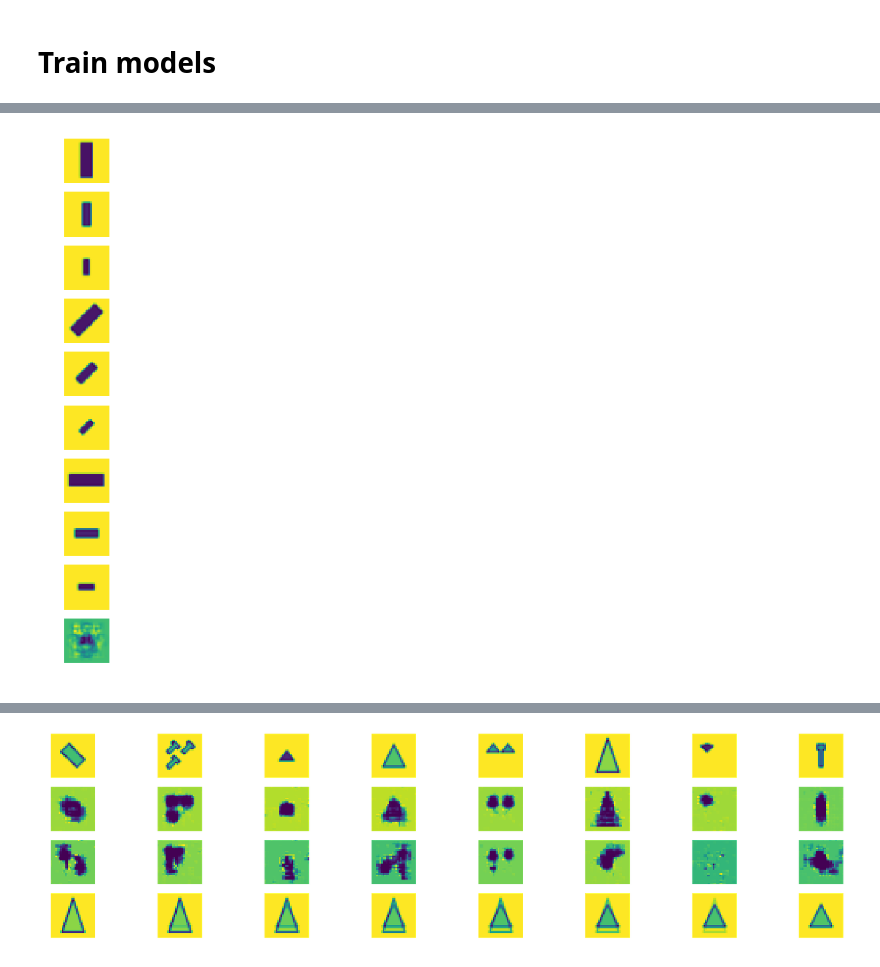
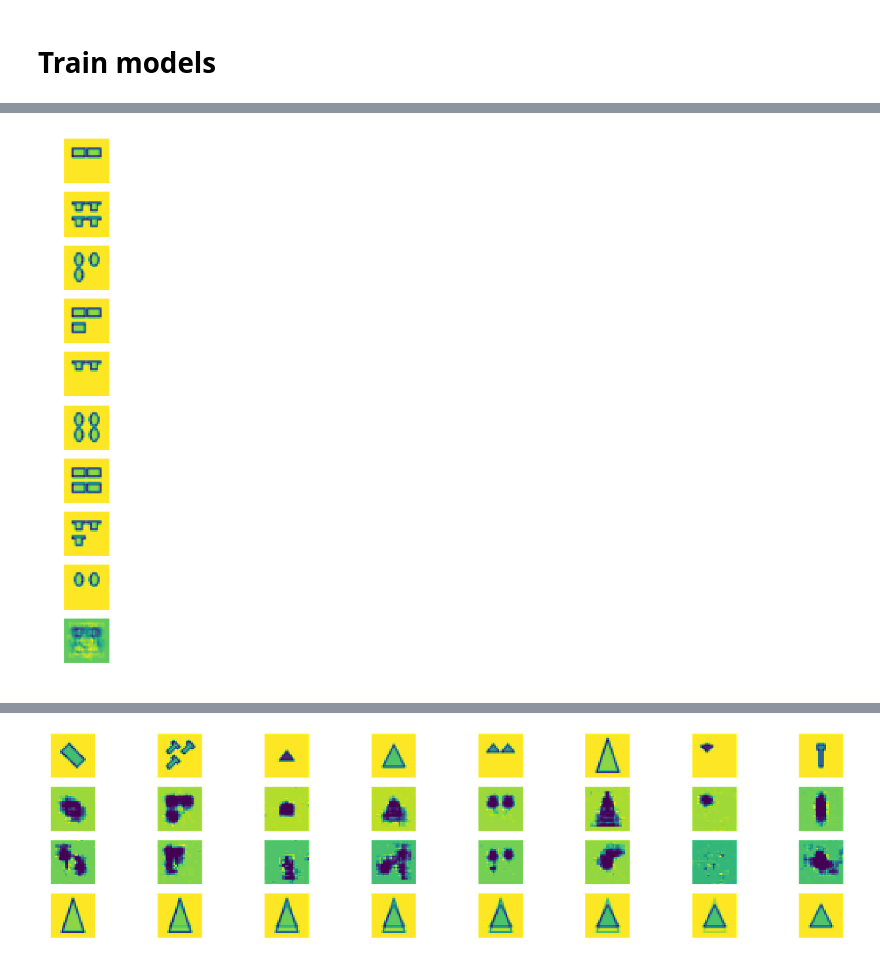
Before and after one commit to KamenB/mlp-03, a Jupyter notebook: notebooks/autoencoders/06_PCA Autoencoder Sandia.ipynb, the cells around one changed output, grey strips where cells are left out. Drawn from its saved outputs; the diff is of its cells as text; code cells hidden in the pictures.

```diff
--- a/notebooks/autoencoders/06_PCA Autoencoder Sandia.ipynb
+++ b/notebooks/autoencoders/06_PCA Autoencoder Sandia.ipynb
@@ -266,23 +272,60 @@ test_loader = test_data.get_batch_iterator(test_batch_size)
+# %%
+def show_batch_of_images(img_batch, img_size=(1,1), grid_size=None, image_path=None, **kwargs):
+    # How many squares for a square grid that can fit all images
+    if grid_size == None:
+        grid_size = math.ceil(math.sqrt(len(img_batch)))
+        grid_size = (grid_size, grid_size)
+    fig, axs = plt.subplots(grid_size[0], grid_size[1], figsize=(img_size[0] * grid_size[0], img_size[1] * grid_size[1]))
+    # Turn the 2d array of axes to a 1d array
+    axs = axs.flatten()
+    for i, img in enumerate(img_batch):
+        axs[i].imshow(img.reshape(28,28), **kwargs)
+    # Do this separately in case the number of images we want to show is not a perfect square
+    for i in range(grid_size[0] * grid_size[1]):
+        axs[i].axis('off')
+    if image_path is not None:
+        print(f'saving to {image_path}')
+        plt.savefig(image_path)
+    plt.show()
+    return fig, axs
 # %%
+test_batch_size = 1
+batch_size, data, latent_targets = None, None, None
+test_loader = test_data.get_batch_iterator(test_batch_size)
+
 for batch_idx, (data, labels) in enumerate(test_loader):
     batch_size = len(data)
     data, labels = torch.from_numpy(data).float(), torch.from_numpy(labels).long()
     if cuda:
         data, labels = data.cuda(), labels.cuda()
     data, labels = Variable(data), Variable(labels)
     optimizer.zero_grad()
     latent_predictions = model(data[:, :, :, :8])
     choices = data[:, :, :, 8:].permute(3, 0, 1, 2)
     indices = torch.from_numpy(np.arange(len(data))).long()
     if cuda:
         indices = indices.cuda()
     targets = choices[labels.data, indices].squeeze()
     # Get latent representations of targets
     targets = targets.view(batch_size, -1)
     latent_targets = model.autoencoder.encode(targets.cpu().data.numpy())
     # Convert to Torch variable
     latent_targets = torch.from_numpy(latent_targets).float()
     if cuda:
         latent_targets = latent_targets.cuda()
     latent_targets = Variable(latent_targets)
     break
+
+setup = data[:, :, :, :8]
+setup = setup.permute(3, 0, 1, 2).cpu().data.numpy()
+setup = setup.reshape(-1, 28, 28)
+
+originals = targets.cpu().data.numpy().reshape(-1, 28, 28)
+
+decoded_predictions = model.autoencoder.decode(latent_predictions.cpu().data.numpy()).reshape(-1, 28, 28)
+
+show_batch_of_images(np.concatenate([setup, originals, decoded_predictions]),
+                     img_size=(test_batch_size, 10),
+                     grid_size=(10, test_batch_size));
+# %% [output]
+[figure, added]
@@ -312,4 +331,0 @@ decoded_predictions = model.autoencoder.decode(latent_predictions.cpu().data.num
-# %%
-show_batch_of_images(np.concatenate([setup, originals, decoded_predictions]), img_size=(test_batch_size, 10), grid_size=(10, test_batch_size))
-# %% [output]
-[figure, removed]
```
Also changed, not shown: parts of 15 cells of this notebook.
